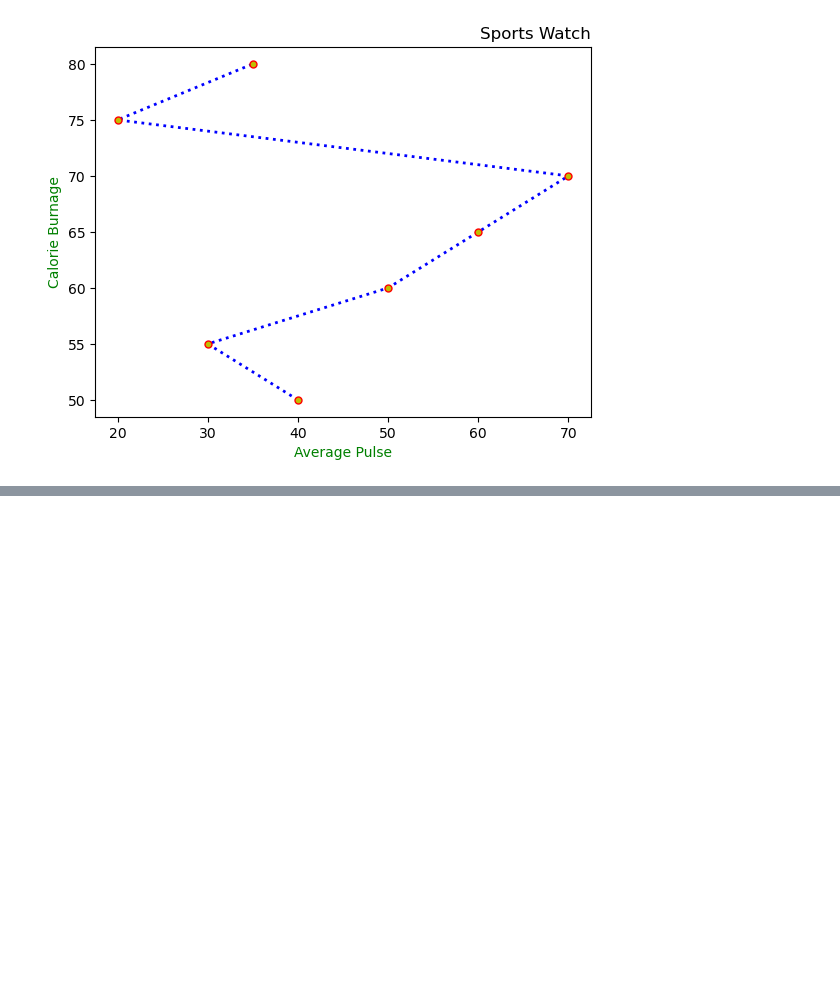
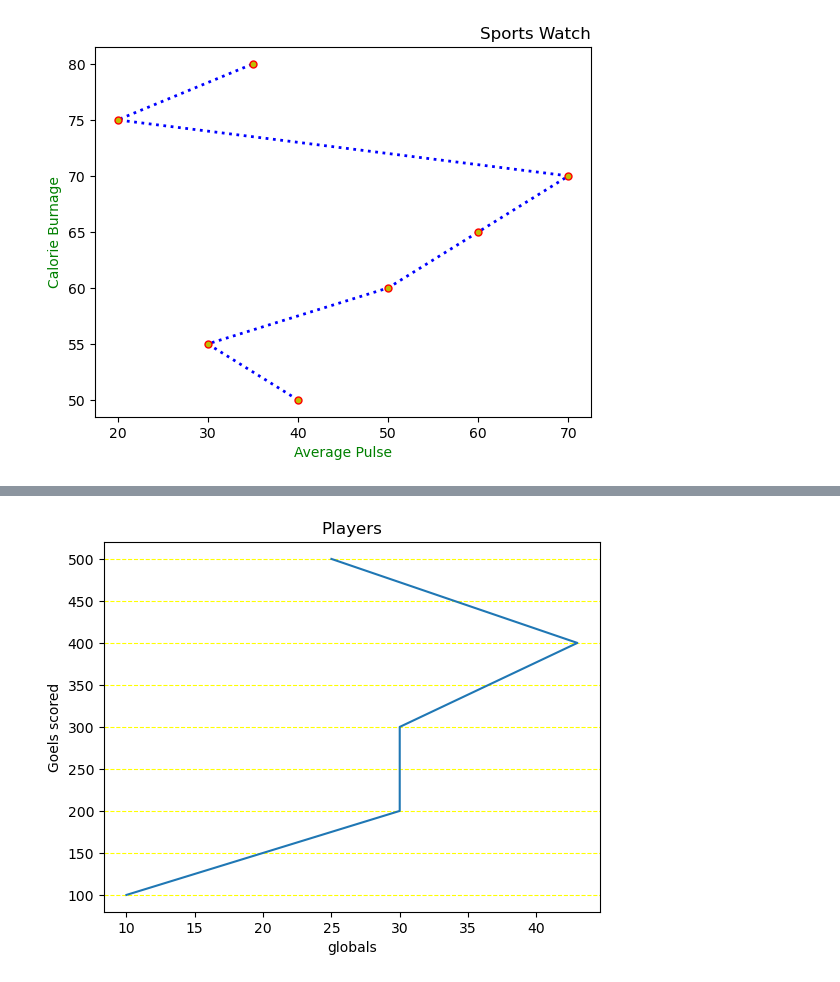
Before and after one commit to Joelson-Dieter/JupyterNotebook.ipynb, a Jupyter notebook: matplotlib.ipynb/marker.ipynb, the cells around one changed output, grey strips where cells are left out. Saved outputs shown, nothing was run; the diff lists cells and outputs as text; code cells hidden in the pictures; blank space fills up the shorter version.

```diff
--- a/matplotlib.ipynb/marker.ipynb
+++ b/matplotlib.ipynb/marker.ipynb
@@ -127,0 +156,13 @@ plt.show()
+# %%
+import matplotlib.pyplot as plt
+import numpy as np
+x=([10,30,30,43,25])
+y=([100,200,300,400,500])
+plt.title('Players')
+plt.xlabel('globals')
+plt.ylabel('Goels scored')
+plt.plot(x,y)
+plt.grid(axis='y',color='yellow',linestyle='--')
+plt.show()
+# %% [output]
+[figure, added]
```
Also changed, not shown: parts of 3 cells of this notebook.
